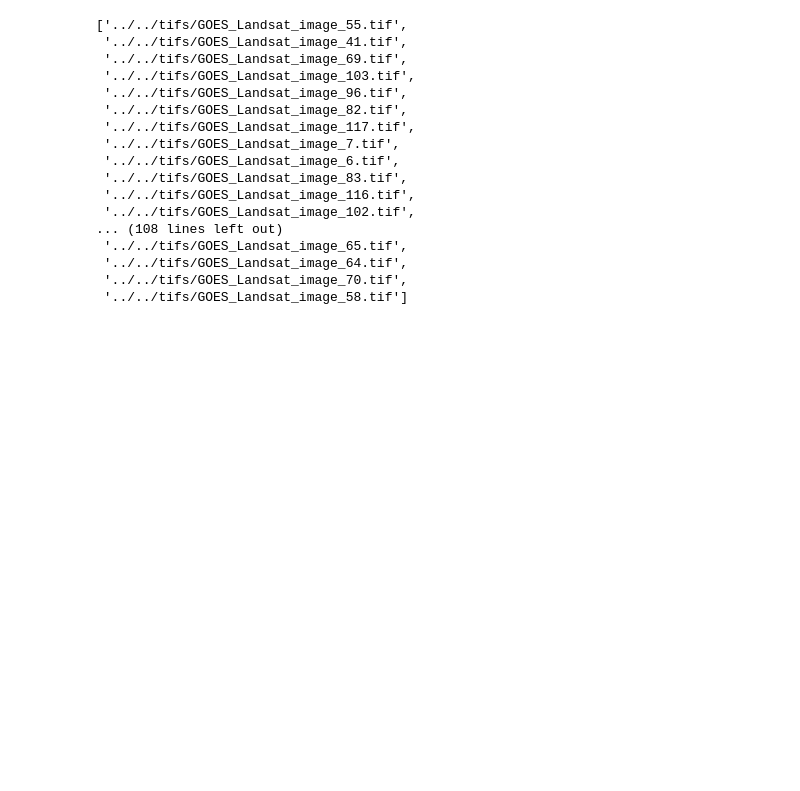
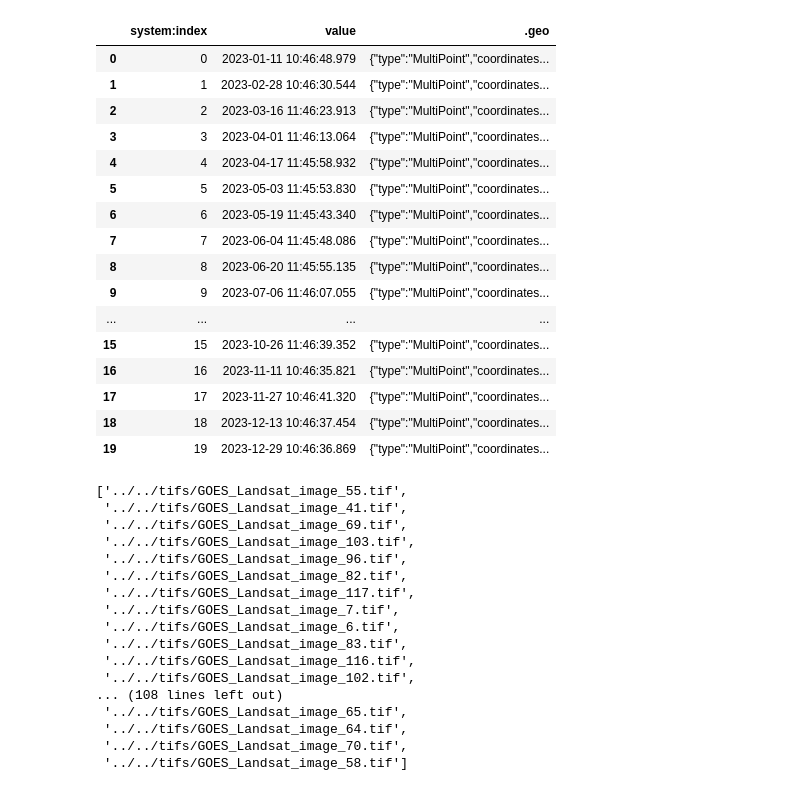
Before and after one commit to jstarfeldt/ML_UH_datasets, a Jupyter notebook: Jon_dataset_code/geotiff_processing.ipynb, the cells around one changed output. Drawn from its saved outputs; the diff is of its cells as text; code cells hidden in the pictures; blank space fills up the shorter version.

Commit message:
Updated processing code for separate GOES and Landsat/SAR files

```diff
--- a/Jon_dataset_code/geotiff_processing.ipynb
+++ b/Jon_dataset_code/geotiff_processing.ipynb
@@ -33,3 +32,27 @@ Name: value, Length: 725, dtype: datetime64[ns]
+# %%
+times_Landsat = pd.read_csv('../../tifs/Landsat_times.csv')
+# %%
+times_Landsat.value = (times_Landsat.value/1000).apply(datetime.fromtimestamp)
+# %%
+times_Landsat
+# %% [output]
+|  | system:index | value | .geo |
+| 0 | 0 | 2023-01-11 10:46:48.979 | {"type":"MultiPoint","coordinates... |
+| 1 | 1 | 2023-02-28 10:46:30.544 | {"type":"MultiPoint","coordinates... |
+| 2 | 2 | 2023-03-16 11:46:23.913 | {"type":"MultiPoint","coordinates... |
+| 3 | 3 | 2023-04-01 11:46:13.064 | {"type":"MultiPoint","coordinates... |
+| 4 | 4 | 2023-04-17 11:45:58.932 | {"type":"MultiPoint","coordinates... |
+| 5 | 5 | 2023-05-03 11:45:53.830 | {"type":"MultiPoint","coordinates... |
+| 6 | 6 | 2023-05-19 11:45:43.340 | {"type":"MultiPoint","coordinates... |
+| 7 | 7 | 2023-06-04 11:45:48.086 | {"type":"MultiPoint","coordinates... |
+| 8 | 8 | 2023-06-20 11:45:55.135 | {"type":"MultiPoint","coordinates... |
+| 9 | 9 | 2023-07-06 11:46:07.055 | {"type":"MultiPoint","coordinates... |
+| ... | ... | ... | ... |
+| 15 | 15 | 2023-10-26 11:46:39.352 | {"type":"MultiPoint","coordinates... |
+| 16 | 16 | 2023-11-11 10:46:35.821 | {"type":"MultiPoint","coordinates... |
+| 17 | 17 | 2023-11-27 10:46:41.320 | {"type":"MultiPoint","coordinates... |
+| 18 | 18 | 2023-12-13 10:46:37.454 | {"type":"MultiPoint","coordinates... |
+| 19 | 19 | 2023-12-29 10:46:36.869 | {"type":"MultiPoint","coordinates... |
 # %%
 geotiff_list = glob.glob('../../tifs/*.tif')
 geotiff_list
```
Also changed, not shown: parts of 40 cells of this notebook.
